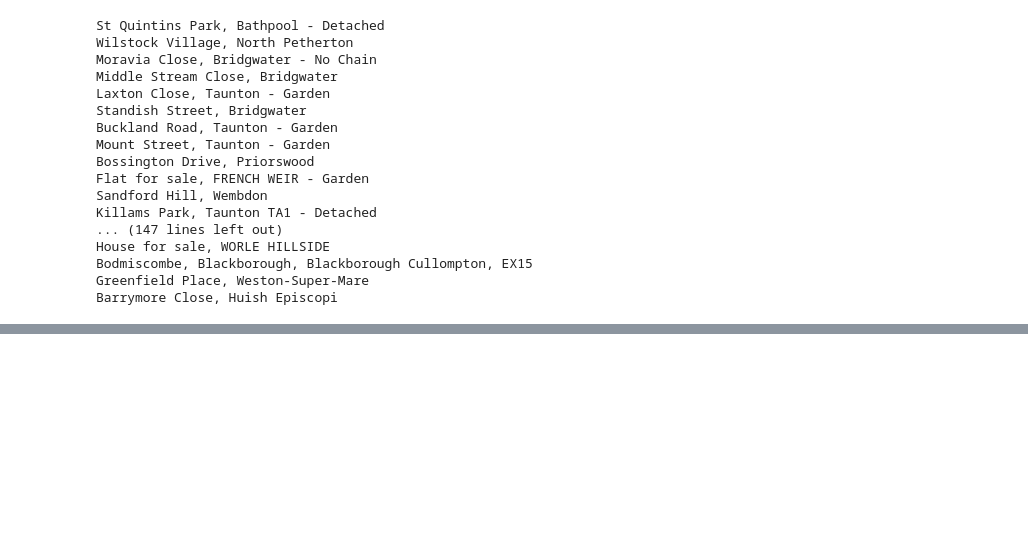
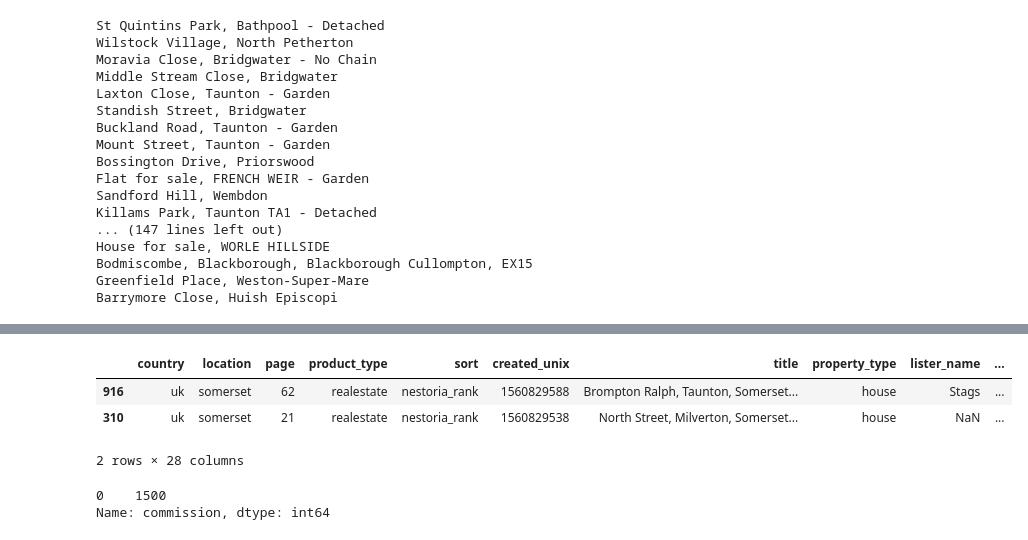
Before and after one commit to green-fox-academy/Yuan-EPAM, a Jupyter notebook: week-07/API/nestoria_api.ipynb, the cells around one changed output, grey strips where cells are left out. Saved outputs shown, nothing was run; the diff lists cells and outputs as text; code cells hidden in the pictures; blank space fills up the shorter version.

```diff
--- a/week-07/API/nestoria_api.ipynb
+++ b/week-07/API/nestoria_api.ipynb
@@ -325,0 +325,12 @@ Index(['country', 'location', 'page', 'product_type', 'property_type_x',
+# %%
+df_test.sort_values(by='updated_in_days', ascending= False).head(2)
+# %% [output]
+|  | country | location | page | product_type | sort | created_unix | title | property_type | lister_name | ... |
+| 916 | uk | somerset | 62 | realestate | nestoria_rank | 1560829588 | Brompton Ralph, Taunton, Somerset... | house | Stags | ... |
+| 310 | uk | somerset | 21 | realestate | nestoria_rank | 1560829538 | North Street, Milverton, Somerset... | house | NaN | ... |
+2 rows × 28 columns
+# %%
+df_test['commission'].value_counts()
+# %% [output]
+0    1500
+Name: commission, dtype: int64
```
Also changed, not shown: parts of 9 cells of this notebook, 1 other file.
